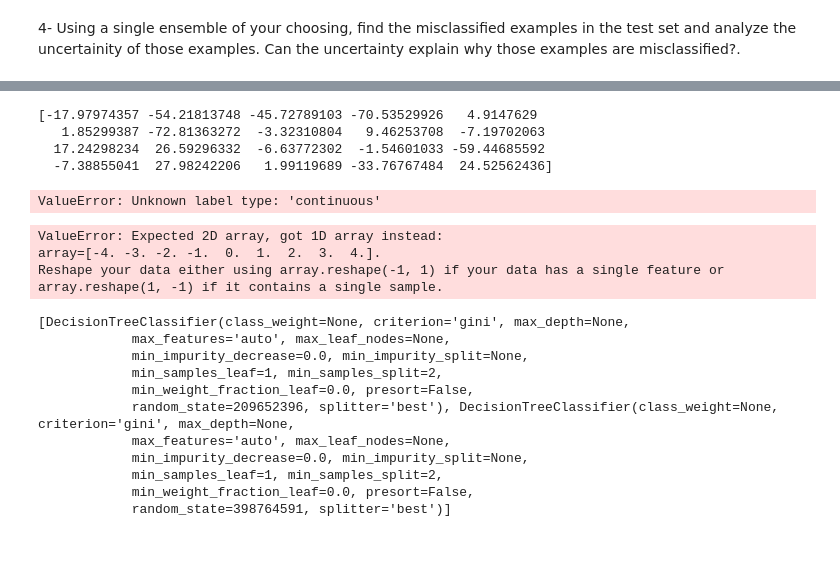
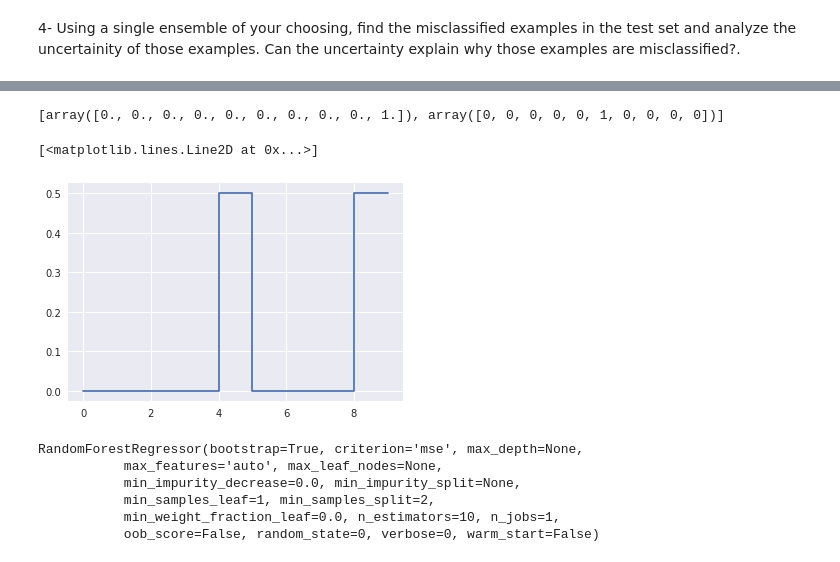
Before and after one commit to SushmaDG/LA_Assignments, a Jupyter notebook: 07/RandomForest_Classifier.ipynb, the cells around one changed output, grey strips where cells are left out. Saved outputs shown, nothing was run; the diff lists cells and outputs as text; code cells hidden in the pictures.

```diff
--- a/07/RandomForest_Classifier.ipynb
+++ b/07/RandomForest_Classifier.ipynb
@@ -76,0 +67,8 @@ print(list_probabilities[20])
+# %%
+# Printing results
+# For the first test image
+for i in range(len(list_clf)):
+    print("Number of trees: ", n_Estimators[i])
+    print("Accuracy: ", list_accuracies[i])
+    print("Uncertainty for first test image: ",list_probabilities[i][0])
+    print("***********************************************************************")
@@ -137,45 +191,39 @@ plt.show()
+# %%
+def plot_hist(ensemble,image):
+    predicted_classes = []
+    for i,estimator in enumerate(ensemble.estimators_):
+        predicted_classes.append(estimator.predict_proba(np.reshape(image,(1,-1)))[0])
+    return predicted_classes
+# %%
+# #Prediction of a single tree in the forest for that particular image
+# Ensemble of 2 trees
+predicted_classes = plot_hist(list_clf[0], X_test[0])
+predicted_classes[1] = np.array([0,0,0,0,0,1,0,0,0,0])
+print(predicted_classes)
+plt.step(np.arange(0,10),np.mean(predicted_classes,0))
+# # Ensemble of 22
+# ensemble = list_clf[4]
+# # Ensemble of 52
+# ensemble = list_clf[10]
+# #Ensemble of 100 trees
+# ensemble = list_clf[-1]]
+
+# list_clf[20].estimators_[0].predict_proba(np.reshape(X_test[0],(1,-1)))[0]
+# %% [output]
+[array([0., 0., 0., 0., 0., 0., 0., 0., 0., 1.]), array([0, 0, 0, 0, 0, 1, 0, 0, 0, 0])]
+[<matplotlib.lines.Line2D at 0x...>]
+[figure, added]
 # %%
-x_train = np.random.randint(-4,4, size=20)
+x_train = np.linspace(-4,4, 20)
 noise = np.random.normal(0,3**2,20)
 y_train = x_train**3 + noise
-print(y_train)
 x_train = x_train.reshape((-1,1))
-crf = RandomForestClassifier(n_estimators=10, random_state=0)
+crf = RandomForestRegressor(n_estimators=10, random_state=0)
 crf.fit(x_train,y_train)
 # %% [output]
-[-17.97974357 -54.21813748 -45.72789103 -70.53529926   4.9147629
-   1.85299387 -72.81363272  -3.32310804   9.46253708  -7.19702063
-  17.24298234  26.59296332  -6.63772302  -1.54601033 -59.44685592
-  -7.38855041  27.98242206   1.99119689 -33.76767484  24.52562436]
+RandomForestRegressor(bootstrap=True, criterion='mse', max_depth=None,
+           max_features='auto', max_leaf_nodes=None,
+           min_impurity_decrease=0.0, min_impurity_split=None,
+           min_samples_leaf=1, min_samples_split=2,
+           min_weight_fraction_leaf=0.0, n_estimators=10, n_jobs=1,
+           oob_score=False, random_state=0, verbose=0, warm_start=False)
-ValueError: Unknown label type: 'continuous'
-# %%
-x_test = np.arange(-6,7)
-y_test = x_test**3 + noise
-crf = RandomForestClassifier(n_estimators=10, random_state=0)
-crf.fit(x_train,y_train)
-
-predict = crf.predict(x_test)
-
-
-
-
-plt.scatter(x_train,y_train,color='r')
-plt.plot(x_test,y_test,'b')
-# %% [output]
-ValueError: Expected 2D array, got 1D array instead:
-array=[-4. -3. -2. -1.  0.  1.  2.  3.  4.].
-Reshape your data either using array.reshape(-1, 1) if your data has a single feature or array.reshape(1, -1) if it contains a single sample.
-# %%
-print(list_clf[0].estimators_)
-# %% [output]
-[DecisionTreeClassifier(class_weight=None, criterion='gini', max_depth=None,
-            max_features='auto', max_leaf_nodes=None,
-            min_impurity_decrease=0.0, min_impurity_split=None,
-            min_samples_leaf=1, min_samples_split=2,
-            min_weight_fraction_leaf=0.0, presort=False,
-            random_state=209652396, splitter='best'), DecisionTreeClassifier(class_weight=None, criterion='gini', max_depth=None,
-            max_features='auto', max_leaf_nodes=None,
-            min_impurity_decrease=0.0, min_impurity_split=None,
-            min_samples_leaf=1, min_samples_split=2,
-            min_weight_fraction_leaf=0.0, presort=False,
-            random_state=398764591, splitter='best')]
```
Also changed, not shown: parts of 13 cells of this notebook.
